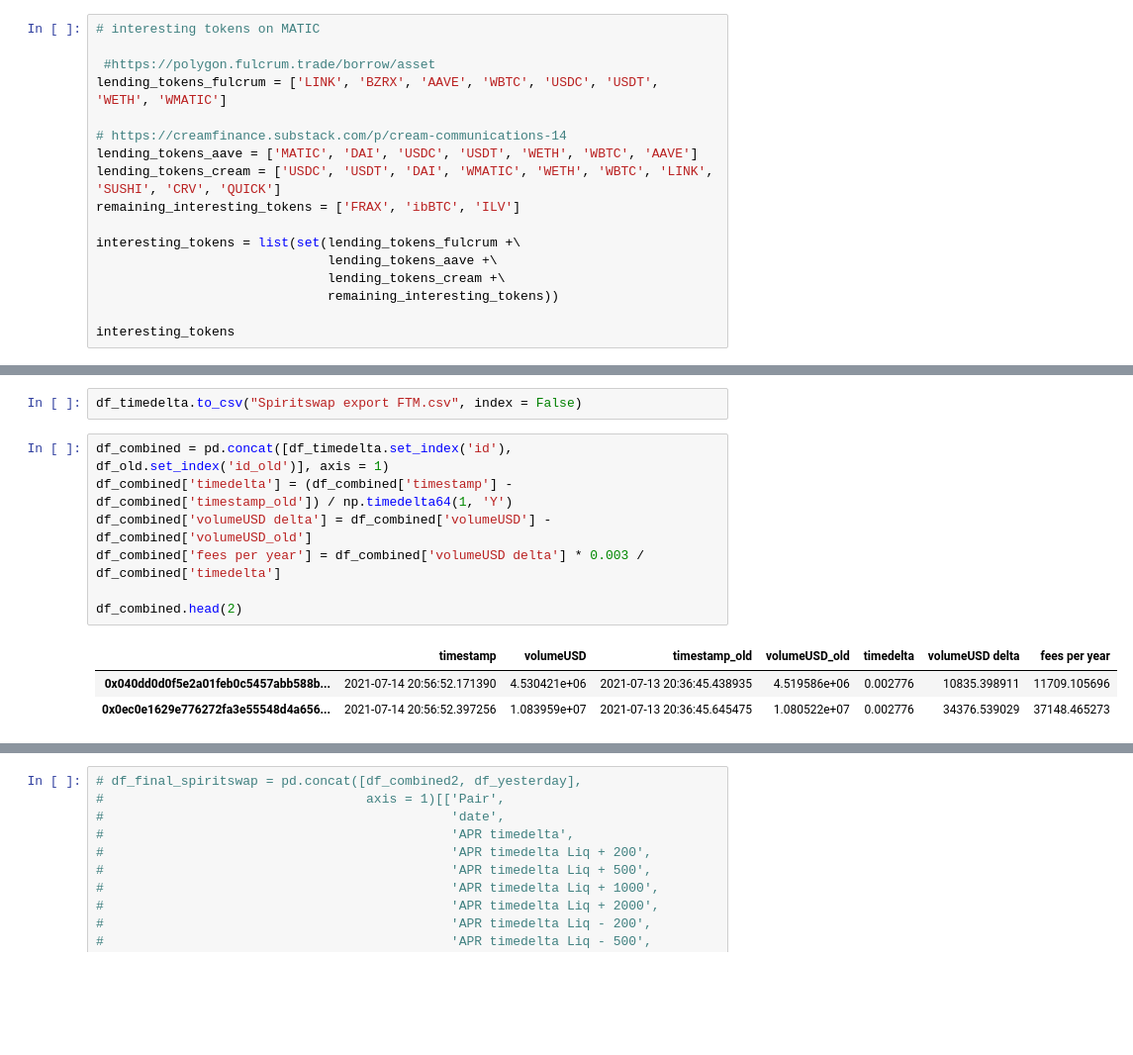
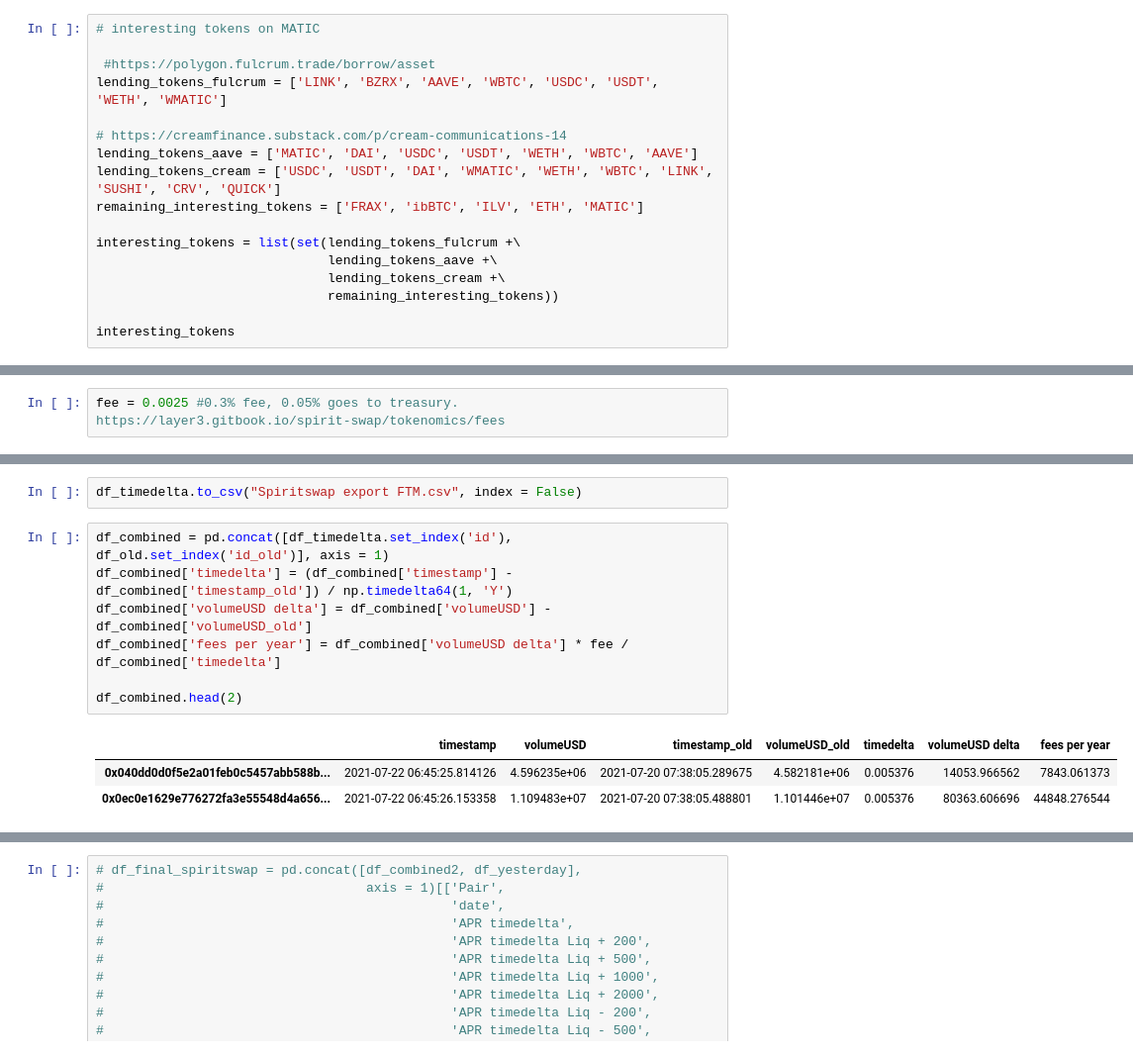
Before and after one commit to ovu-github/sushi-graphql, a Jupyter notebook: MATIC + FTM DEX APRs.ipynb, the cells around one changed output, grey strips where cells are left out. Shown: that part at 99% size. Drawn from its saved outputs; the diff is of its cells as text; blank space fills up the shorter version.

Commit message:
updates fees for Sushi, Quickswap, Spiritswap, Spookyswap, Wakaswap

```diff
--- a/MATIC + FTM DEX APRs.ipynb
+++ b/MATIC + FTM DEX APRs.ipynb
@@ -31,7 +31,7 @@ lending_tokens_fulcrum = ['LINK', 'BZRX', 'AAVE', 'WBTC', 'USDC', 'USDT', 'WETH'
 # https://creamfinance.substack.com/p/cream-communications-14
 lending_tokens_aave = ['MATIC', 'DAI', 'USDC', 'USDT', 'WETH', 'WBTC', 'AAVE']
 lending_tokens_cream = ['USDC', 'USDT', 'DAI', 'WMATIC', 'WETH', 'WBTC', 'LINK', 'SUSHI', 'CRV', 'QUICK']
-remaining_interesting_tokens = ['FRAX', 'ibBTC', 'ILV']
+remaining_interesting_tokens = ['FRAX', 'ibBTC', 'ILV', 'ETH', 'MATIC']
 
 interesting_tokens = list(set(lending_tokens_fulcrum +\
                               lending_tokens_aave +\
@@ -1778,6 +1856,8 @@ interesting_tokens = list(set(lending_tokens_cream +\
                               remaining_interesting_tokens))
 # %% [markdown]
 ## SpiritSwap
+# %%
+fee = 0.0025 #0.3% fee, 0.05% goes to treasury. https://layer3.gitbook.io/spirit-swap/tokenomics/fees
 # %%
 query = gql('''
 query {
@@ -1901,14 +1981,14 @@ df_timedelta.to_csv("Spiritswap export FTM.csv", index = False)
 # %%
 df_combined = pd.concat([df_timedelta.set_index('id'), df_old.set_index('id_old')], axis = 1)
 df_combined['timedelta'] = (df_combined['timestamp'] - df_combined['timestamp_old']) / np.timedelta64(1, 'Y')
 df_combined['volumeUSD delta'] = df_combined['volumeUSD'] - df_combined['volumeUSD_old']
-df_combined['fees per year'] = df_combined['volumeUSD delta'] * 0.003 / df_combined['timedelta']
+df_combined['fees per year'] = df_combined['volumeUSD delta'] * fee / df_combined['timedelta']
 
 df_combined.head(2)
 # %% [output]
 |  | timestamp | volumeUSD | timestamp_old | volumeUSD_old | timedelta | volumeUSD delta | fees per year |
-| 0x040dd0d0f5e2a01feb0c5457abb588b... | 2021-07-14 20:56:52.171390 | 4.530421e+06 | 2021-07-13 20:36:45.438935 | 4.519586e+06 | 0.002776 | 10835.398911 | 11709.105696 |
-| 0x0ec0e1629e776272fa3e55548d4a656... | 2021-07-14 20:56:52.397256 | 1.083959e+07 | 2021-07-13 20:36:45.645475 | 1.080522e+07 | 0.002776 | 34376.539029 | 37148.465273 |
+| 0x040dd0d0f5e2a01feb0c5457abb588b... | 2021-07-22 06:45:25.814126 | 4.596235e+06 | 2021-07-20 07:38:05.289675 | 4.582181e+06 | 0.005376 | 14053.966562 | 7843.061373 |
+| 0x0ec0e1629e776272fa3e55548d4a656... | 2021-07-22 06:45:26.153358 | 1.109483e+07 | 2021-07-20 07:38:05.488801 | 1.101446e+07 | 0.005376 | 80363.606696 | 44848.276544 |
 # %%
 df_last_two_days = pd.DataFrame([])
 lenid = len(df_filtered['id'])
```
Also changed, not shown: parts of 75 cells of this notebook.
